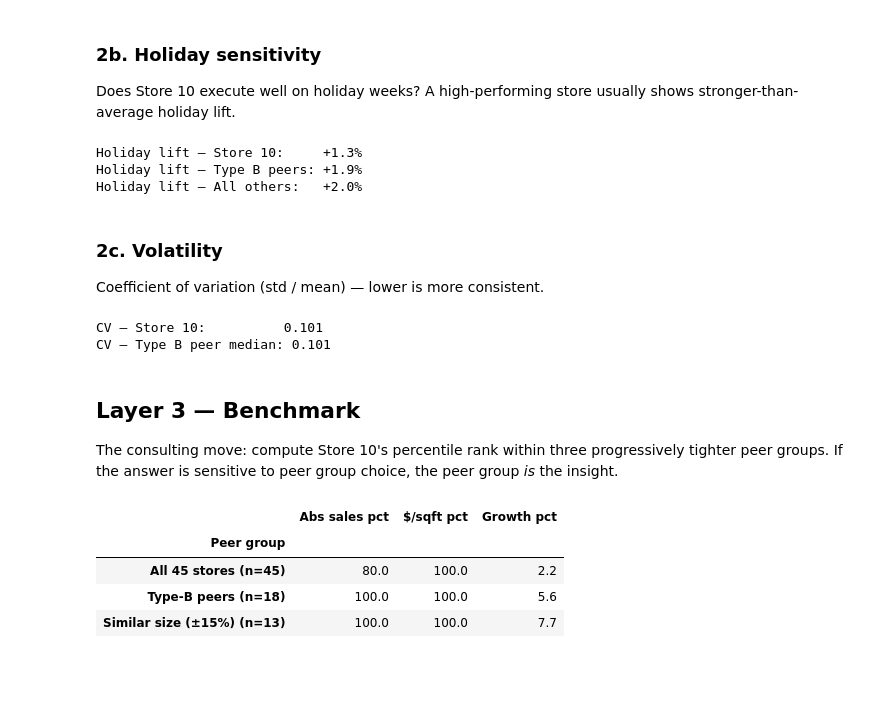
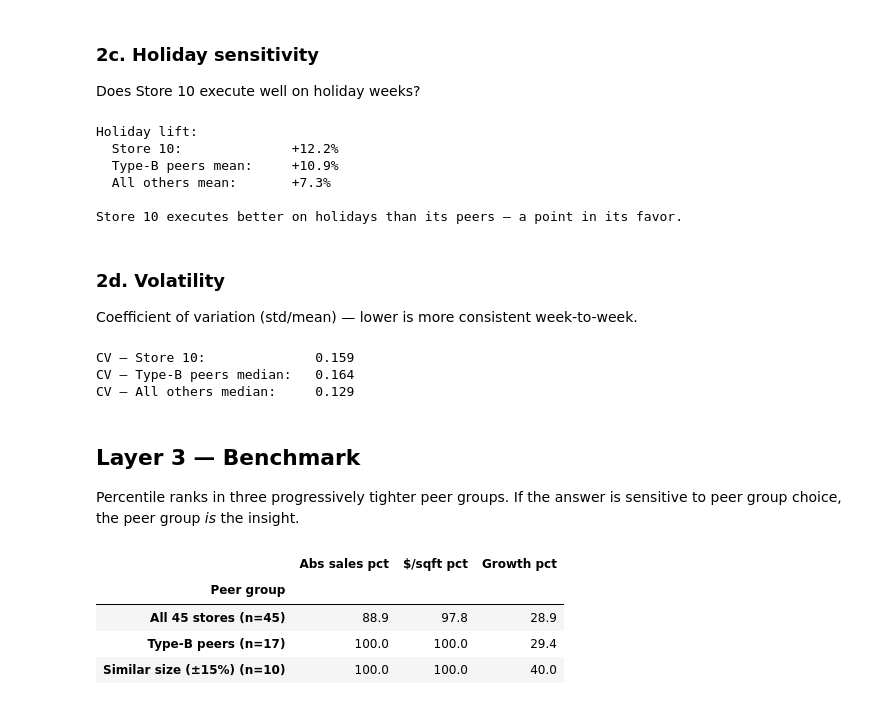
Before and after one commit to albertoquiroga-ctrl/ML-IPADE, a Jupyter notebook: Sessions/S1/store10_analysis.ipynb, the cells around one changed output. Saved outputs shown, nothing was run; the diff lists cells and outputs as text; code cells hidden in the pictures; blank space fills up the shorter version.

```diff
--- a/Sessions/S1/store10_analysis.ipynb
+++ b/Sessions/S1/store10_analysis.ipynb
@@ -146,0 +179,19 @@ for col in trend.columns:
+# %%
+def window_avg(dfx, year, start='02-05', end='10-26'):
+    mask = (dfx['Year']==year) & (dfx['Date'] >= f'{year}-{start}') & (dfx['Date'] <= f'{year}-{end}')
+    return dfx[mask].groupby('Store')['Weekly_Sales'].mean()
+
+g2010 = window_avg(sw, 2010)
+g2012 = window_avg(sw, 2012)
+growth = ((g2012 / g2010) - 1) * 100
+
+typeB_stores = stores[stores['Type']=='B']['Store'].tolist()
+typeB_peers_ex10 = [s for s in typeB_stores if s != 10]
+
+print("Growth Feb–Oct 2010 → Feb–Oct 2012:")
+print(f"  Store 10:                   {growth.loc[10]:+.2f}%")
+print(f"  Type-B peers median:        {growth.loc[typeB_peers_ex10].median():+.2f}%")
+print(f"  Type-B peers mean:          {growth.loc[typeB_peers_ex10].mean():+.2f}%")
+print(f"  All-others median:          {growth.loc[growth.index!=10].median():+.2f}%")
+print(f"  N Type-B peers growing:     {(growth.loc[typeB_peers_ex10] > 0).sum()} / {len(typeB_peers_ex10)}")
+print(f"\nStore 10 is the ONLY direction (if any) where the signs diverge.")
@@ -147,68 +207,70 @@ for col in trend.columns:
 # %% [markdown]
-### 2b. Holiday sensitivity
+### 2c. Holiday sensitivity
 
-Does Store 10 execute well on holiday weeks? A high-performing store usually shows stronger-than-average holiday lift.
+Does Store 10 execute well on holiday weeks?
 # %%
 hol = sw.groupby(['Store','IsHoliday'])['Weekly_Sales'].mean().unstack()
 hol['Lift'] = (hol[True] / hol[False] - 1) * 100
 
-typeB_stores = stores[stores['Type']=='B']['Store'].tolist()
-print(f"Holiday lift — Store 10:     {hol.loc[10,'Lift']:+.1f}%")
-print(f"Holiday lift — Type B peers: {hol.loc[typeB_stores,'Lift'].mean():+.1f}%")
-print(f"Holiday lift — All others:   {hol.loc[hol.index!=10,'Lift'].mean():+.1f}%")
+print(f"Holiday lift:")
+print(f"  Store 10:              {hol.loc[10,'Lift']:+.1f}%")
+print(f"  Type-B peers mean:     {hol.loc[typeB_peers_ex10,'Lift'].mean():+.1f}%")
+print(f"  All others mean:       {hol.loc[hol.index!=10,'Lift'].mean():+.1f}%")
+print(f"\nStore 10 executes better on holidays than its peers — a point in its favor.")
 # %% [output]
-Holiday lift — Store 10:     +1.3%
-Holiday lift — Type B peers: +1.9%
-Holiday lift — All others:   +2.0%
+Holiday lift:
+  Store 10:              +12.2%
+  Type-B peers mean:     +10.9%
+  All others mean:       +7.3%
+
+Store 10 executes better on holidays than its peers — a point in its favor.
 # %% [markdown]
-### 2c. Volatility
+### 2d. Volatility
 
-Coefficient of variation (std / mean) — lower is more consistent.
+Coefficient of variation (std/mean) — lower is more consistent week-to-week.
 # %%
 vol = sw.groupby('Store')['Weekly_Sales'].agg(['mean','std'])
 vol['CV'] = vol['std'] / vol['mean']
 
-typeB_nons10 = stores[(stores['Type']=='B') & (stores['Store']!=10)]['Store'].tolist()
-print(f"CV — Store 10:          {vol.loc[10,'CV']:.3f}")
-print(f"CV — Type B peer median: {vol.loc[typeB_nons10,'CV'].median():.3f}")
+print(f"CV — Store 10:              {vol.loc[10,'CV']:.3f}")
+print(f"CV — Type-B peers median:   {vol.loc[typeB_peers_ex10,'CV'].median():.3f}")
+print(f"CV — All others median:     {vol.loc[vol.index!=10,'CV'].median():.3f}")
 # %% [output]
-CV — Store 10:          0.101
-CV — Type B peer median: 0.101
+CV — Store 10:              0.159
+CV — Type-B peers median:   0.164
+CV — All others median:     0.129
 # %% [markdown]
 ## Layer 3 — Benchmark
 
-The consulting move: compute Store 10's percentile rank within three progressively tighter peer groups. If the answer is sensitive to peer group choice, the peer group *is* the insight.
+Percentile ranks in three progressively tighter peer groups. If the answer is sensitive to peer group choice, the peer group *is* the insight.
 # %%
 store_metrics = sw.groupby('Store').agg(
     AvgWeekly=('Weekly_Sales','mean'),
     SalesPerSqFt=('SalesPerSqFt','mean'),
 ).merge(stores, on='Store')
+store_metrics['Growth'] = growth.reindex(store_metrics['Store']).values
 
-growth_wide = annual.pivot(index='Store', columns='Year', values='AvgWeeklySales')
-growth_wide['Growth_10_12'] = (growth_wide[2012] / growth_wide[2010] - 1) * 100
-store_metrics = store_metrics.merge(growth_wide[['Growth_10_12']], on='Store')
+size10 = 126512
 
-size10 = store_metrics.loc[store_metrics['Store']==10,'Size'].values[0]
-
-rank_table = []
+rank_rows = []
 for name, grp in [('All 45 stores', store_metrics),
                   ('Type-B peers', store_metrics[store_metrics['Type']=='B']),
                   ('Similar size (±15%)', store_metrics[
                       (store_metrics['Size'] >= size10*0.85) &
                       (store_metrics['Size'] <= size10*1.15)])]:
     s = grp.set_index('Store')
-    rank_table.append({
+    rank_rows.append({
         'Peer group':     f"{name} (n={len(grp)})",
         'Abs sales pct':  s['AvgWeekly'].rank(pct=True).loc[10]*100,
         '$/sqft pct':     s['SalesPerSqFt'].rank(pct=True).loc[10]*100,
-        'Growth pct':     s['Growth_10_12'].rank(pct=True).loc[10]*100,
+        'Growth pct':     s['Growth'].rank(pct=True).loc[10]*100,
     })
-rank_df = pd.DataFrame(rank_table).set_index('Peer group').round(1)
+rank_df = pd.DataFrame(rank_rows).set_index('Peer group').round(1)
 rank_df
 # %% [output]
 |  | Abs sales pct | $/sqft pct | Growth pct |
 | Peer group |  |  |  |
-| All 45 stores (n=45) | 80.0 | 100.0 | 2.2 |
-| Type-B peers (n=18) | 100.0 | 100.0 | 5.6 |
-| Similar size (±15%) (n=13) | 100.0 | 100.0 | 7.7 |
+| All 45 stores (n=45) | 88.9 | 97.8 | 28.9 |
+| Type-B peers (n=17) | 100.0 | 100.0 | 29.4 |
+| Similar size (±15%) (n=10) | 100.0 | 100.0 | 40.0 |
 # %% [markdown]
```
Also changed, not shown: parts of 25 cells of this notebook, 3 other files.
